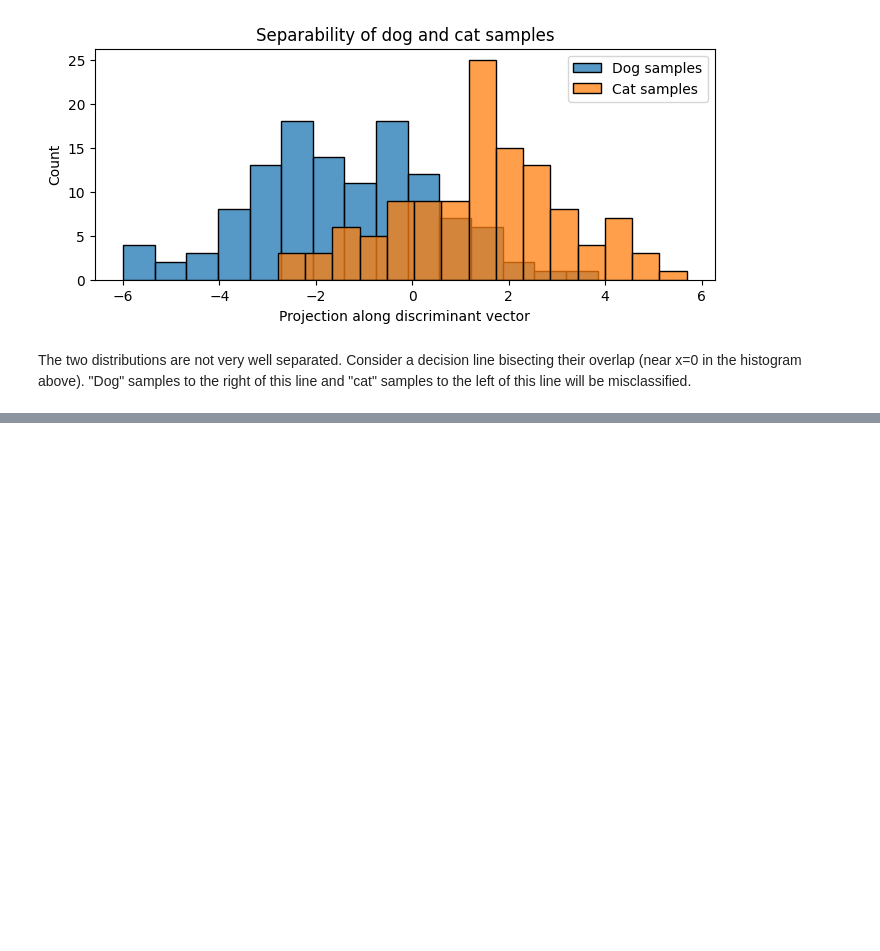
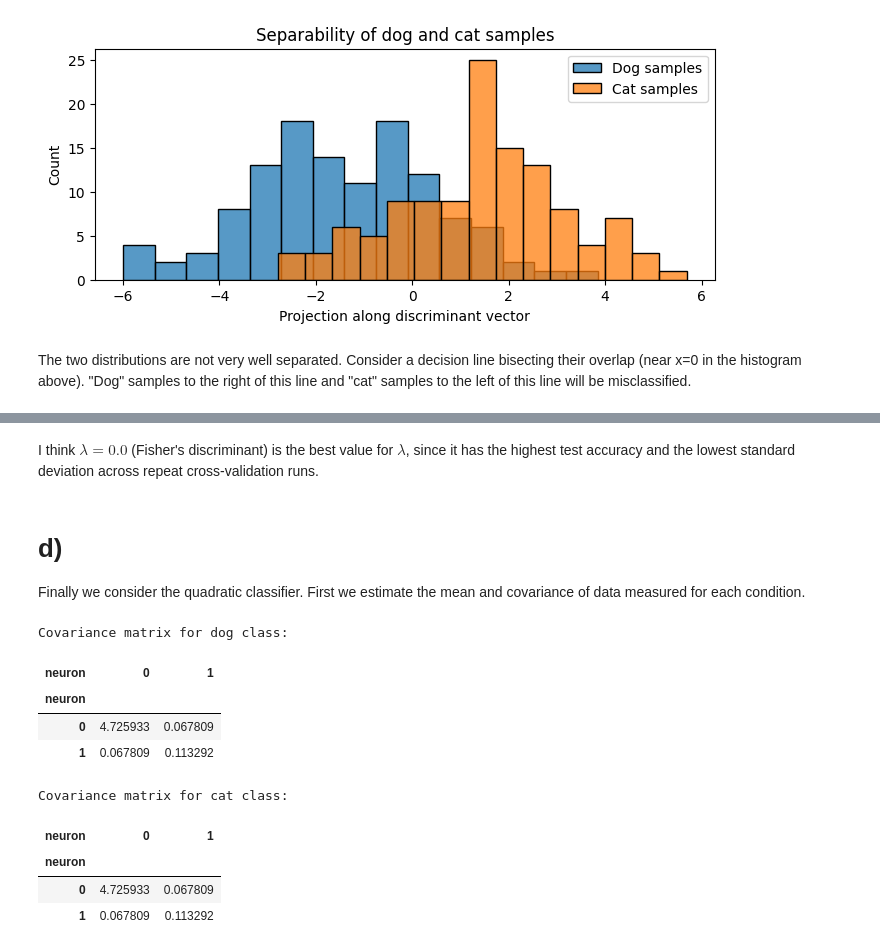
Before and after one commit to lukearend/math-tools, a Jupyter notebook: homework/hw6/HW6_Q3_Arend.ipynb, the cells around one changed output, grey strips where cells are left out. Drawn from its saved outputs; the diff is of its cells as text; code cells hidden in the pictures; blank space fills up the shorter version.

```diff
--- a/homework/hw6/HW6_Q3_Arend.ipynb
+++ b/homework/hw6/HW6_Q3_Arend.ipynb
@@ -171,0 +203,5 @@ The two distributions are not very well separated. Consider a decision line bise
+# %%
+def cov(data):
+    var = data - data.mean(axis=0)
+    n = len(var) - 1
+    return var.T @ var / n
@@ -171,0 +327,24 @@ The two distributions are not very well separated. Consider a decision line bise
+# %% [markdown]
+I think $\lambda = 0.0$ (Fisher's discriminant) is the best value for $\lambda$, since it has the highest test accuracy and the lowest standard deviation across repeat cross-validation runs.
+# %% [markdown]
+# d)
+
+Finally we consider the quadratic classifier. First we estimate the mean and covariance of data measured for each condition.
+# %%
+C_dog = cov(dog)
+C_dog = cov(cat)
+print("Covariance matrix for dog class:")
+display(C_dog)
+print("Covariance matrix for cat class:")
+display(C_cat)
+# %% [output]
+Covariance matrix for dog class:
+| neuron | 0 | 1 |
+| neuron |  |  |
+| 0 | 4.725933 | 0.067809 |
+| 1 | 0.067809 | 0.113292 |
+Covariance matrix for cat class:
+| neuron | 0 | 1 |
+| neuron |  |  |
+| 0 | 4.725933 | 0.067809 |
+| 1 | 0.067809 | 0.113292 |
```
Also changed, not shown: parts of 41 cells of this notebook.
